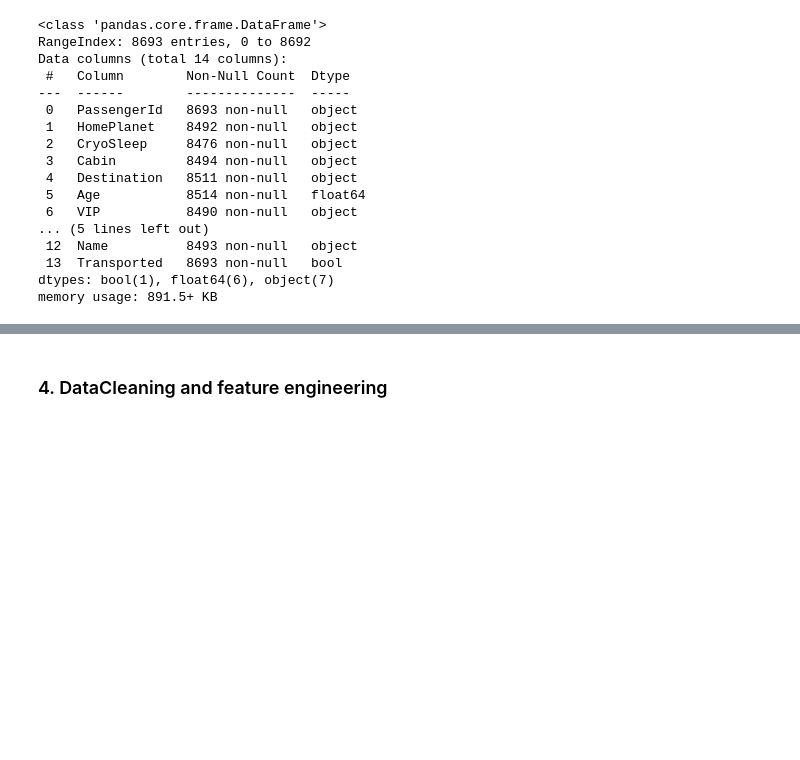
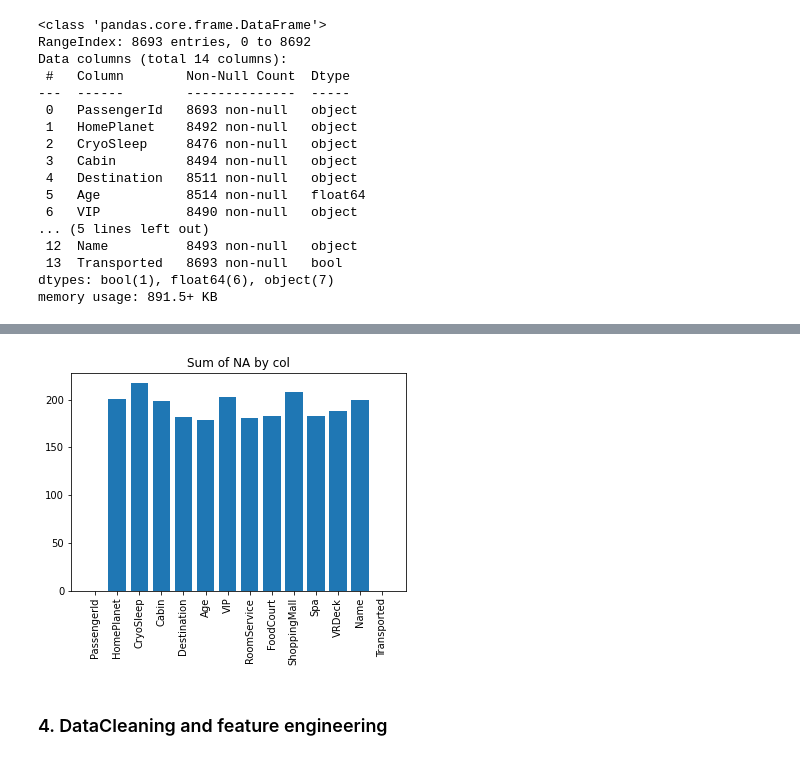
Before and after one commit to Steven-Maurice/projet_8_kaggle, a Jupyter notebook: spaceship-titanic.ipynb, the cells around one changed output, grey strips where cells are left out. Saved outputs shown, nothing was run; the diff lists cells and outputs as text; code cells hidden in the pictures; blank space fills up the shorter version.

```diff
--- a/spaceship-titanic.ipynb
+++ b/spaceship-titanic.ipynb
@@ -110,3 +149,10 @@ dtype: int64
+# %%
+plt.bar(train.columns, train.isnull().sum())
+plt.title('Sum of NA by col')
+plt.xticks(rotation=90)
+plt.show()
+# %% [output]
+[figure, added]
 # %% [markdown]
 ### 4. DataCleaning and feature engineering
 # %%
```
Also changed, not shown: parts of 14 cells of this notebook.
